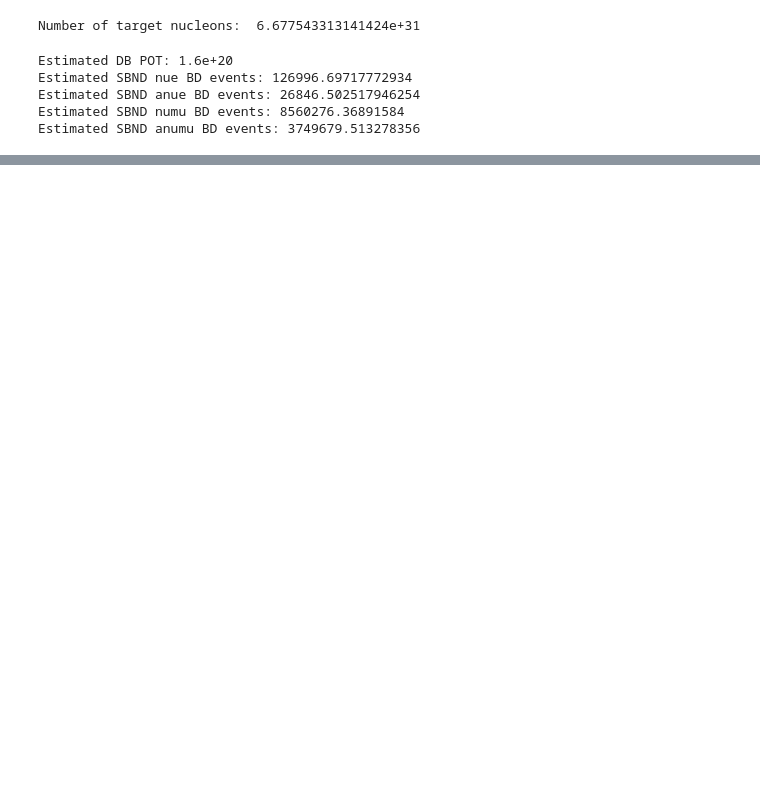
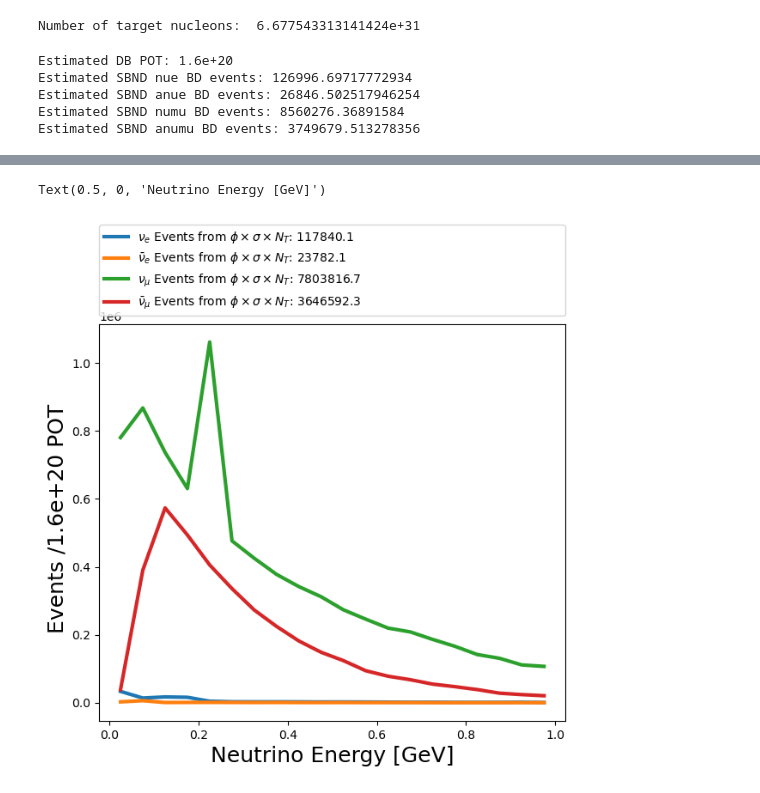
Before and after one commit to miquelnebot/BeamDump, a Jupyter notebook: rates.ipynb, the cells around one changed output, grey strips where cells are left out. Cells and saved outputs as stored; diff of their text form; code cells hidden in the pictures; blank space fills up the shorter version.

```diff
--- a/rates.ipynb
+++ b/rates.ipynb
@@ -184,0 +306,25 @@ ax.legend(bbox_to_anchor=(0, 1.02, 1, 0.2), loc="lower left",
+# %%
+#<1GeV
+
+fig, ax = plt.subplots(ncols=1, nrows=1, figsize=(7, 6))
+ax.plot(bin_centers, events['sbnd_nue_BD_1Gev'], color=colors[0], linewidth=3,
+        label=r'$\nu_e$ Events from $\phi \times \sigma \times N_T$: ' + f"{np.sum(events['sbnd_nue_BD_1Gev']):.1f}")
+
+ax.plot(bin_centers, events['sbnd_anue_BD_1Gev'], color=colors[1], linewidth=3,
+        label=r'$\bar{\nu}_e$ Events from $\phi \times \sigma \times N_T$: ' + f"{np.sum(events['sbnd_anue_BD_1Gev']):.1f}")
+
+ax.plot(bin_centers, events['sbnd_numu_BD_1Gev'], color=colors[2], linewidth=3,
+        label=r'$\nu_\mu$ Events from $\phi \times \sigma \times N_T$: ' + f"{np.sum(events['sbnd_numu_BD_1Gev']):.1f}")
+
+ax.plot(bin_centers, events['sbnd_anumu_BD_1Gev'], color=colors[3], linewidth=3,
+        label=r'$\bar{\nu}_\mu$ Events from $\phi \times \sigma \times N_T$: ' + f"{np.sum(events['sbnd_anumu_BD_1Gev']):.1f}")
+
+#ax.legend(fontsize=14, loc=1)
+ax.legend(bbox_to_anchor=(0, 1.02, 1, 0.2), loc="lower left",
+          mode="expand", borderaxespad=0, ncol=1)
+#ax.set_title('SBND BeamDump Event Rate', fontsize=18)
+ax.set_ylabel(r' Events /' + f'{pot_target:.1e}' + r' POT',fontsize=18)
+ax.set_xlabel('Neutrino Energy [GeV]',fontsize=18)
+# %% [output]
+Text(0.5, 0, 'Neutrino Energy [GeV]')
+[figure, added]
```
Also changed, not shown: parts of 6 cells of this notebook.
